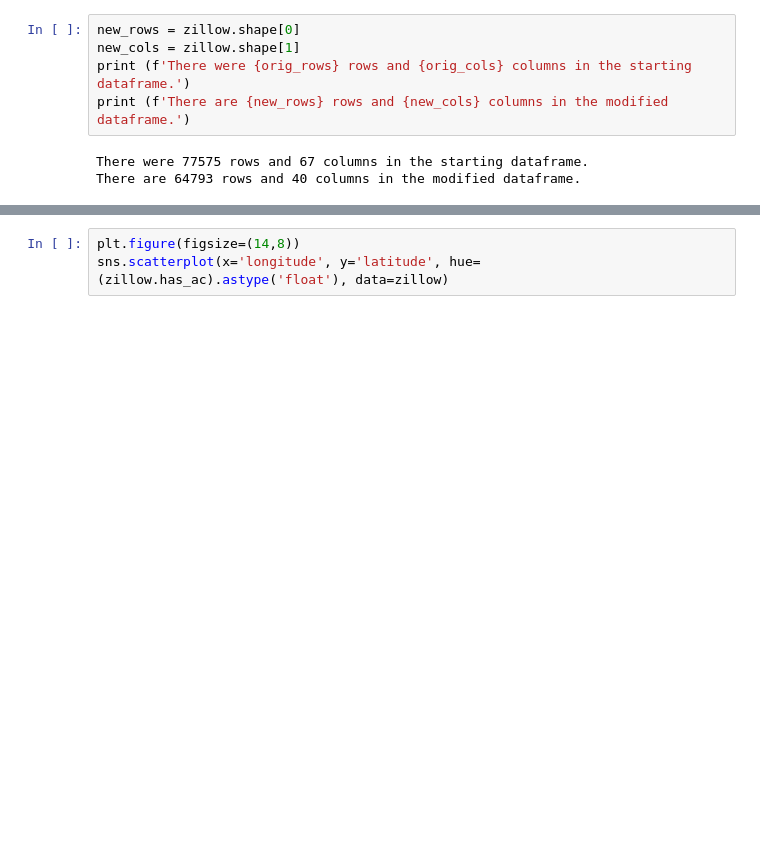
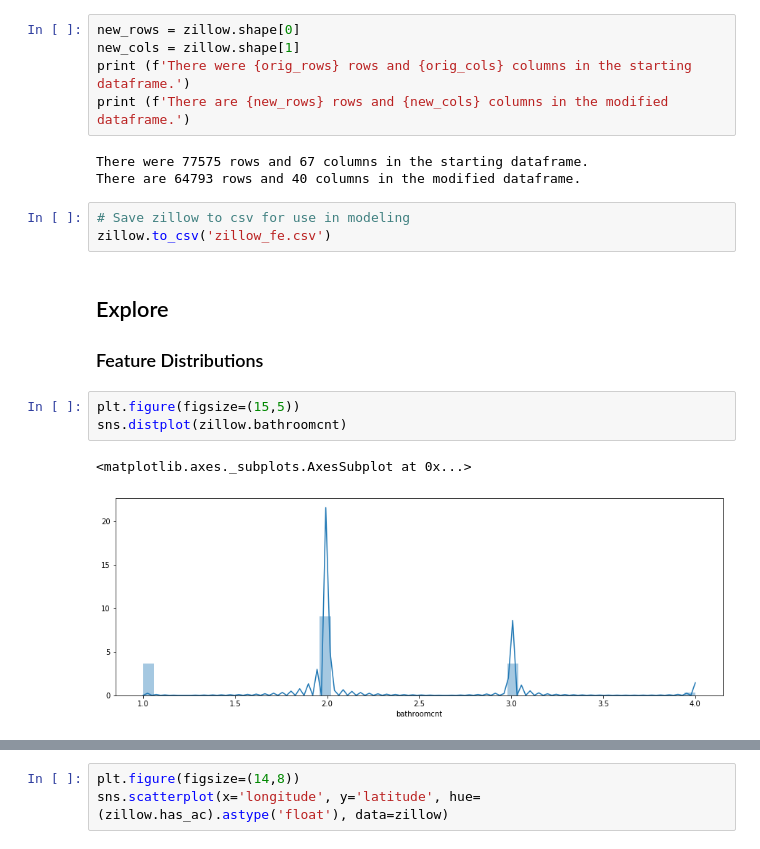
Before and after one commit to clustering-zillow/clustering-zillow, a Jupyter notebook: Walkthrough_1.ipynb, the cells around one changed output, grey strips where cells are left out. Cells and saved outputs as stored; diff of their text form; blank space fills up the shorter version.

Commit message:
added feature distributions to walkthrough

```diff
--- a/Walkthrough_1.ipynb
+++ b/Walkthrough_1.ipynb
@@ -143,3 +143,16 @@ print (f'There are {new_rows} rows and {new_cols} columns in the modified datafr
 # %% [output]
 There were 77575 rows and 67 columns in the starting dataframe.
 There are 64793 rows and 40 columns in the modified dataframe.
+# %%
+# Save zillow to csv for use in modeling
+zillow.to_csv('zillow_fe.csv')
+# %% [markdown]
+## Explore
+
+### Feature Distributions
+# %%
+plt.figure(figsize=(15,5))
+sns.distplot(zillow.bathroomcnt)
+# %% [output]
+<matplotlib.axes._subplots.AxesSubplot at 0x...>
+[figure, added]
```
Also changed, not shown: parts of 17 cells of this notebook, 1 other file.
